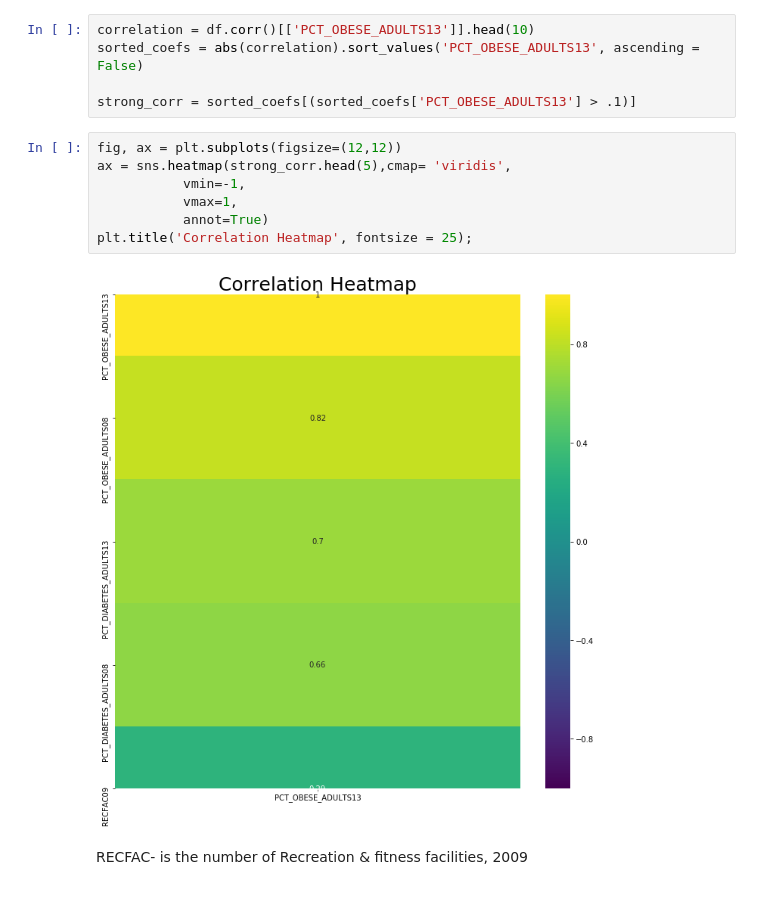
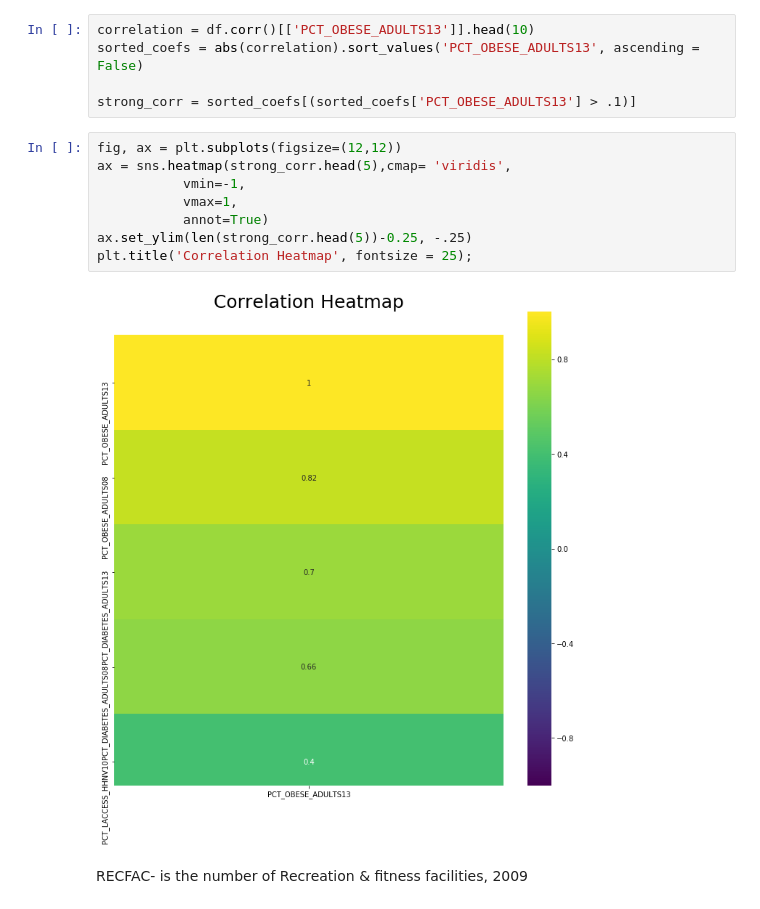
Before and after one commit to Graceallison/Predicting-Obesity-Rate-Bases-on-Food-Environment, a Jupyter notebook: Code/EDA and Modelling.ipynb, the cells around one changed output. Cells and saved outputs as stored; diff of their text form.

```diff
--- a/Code/EDA and Modelling.ipynb
+++ b/Code/EDA and Modelling.ipynb
@@ -155,12 +155,13 @@ strong_corr = sorted_coefs[(sorted_coefs['PCT_OBESE_ADULTS13'] > .1)]
 # %%
 fig, ax = plt.subplots(figsize=(12,12))
 ax = sns.heatmap(strong_corr.head(5),cmap= 'viridis',
            vmin=-1,
            vmax=1,
            annot=True)
+ax.set_ylim(len(strong_corr.head(5))-0.25, -.25)
 plt.title('Correlation Heatmap', fontsize = 25);
 # %% [output]
-[figure, old version]
+[figure, new version]
 # %% [markdown]
 RECFAC- is the number of Recreation & fitness facilities, 2009
 # %%
```
Also changed, not shown: parts of 1 cell of this notebook, 1 other file.
